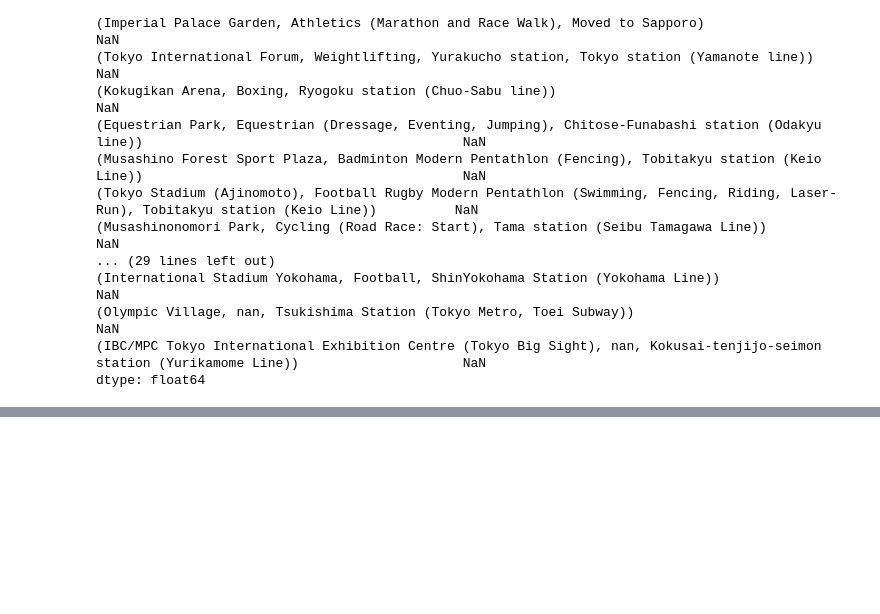
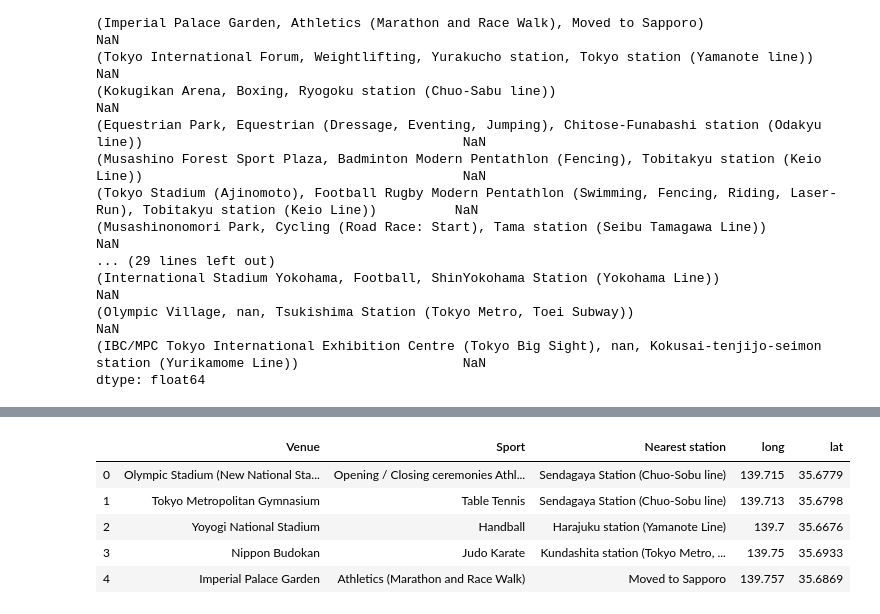
Before and after one commit to lumierity/tokyo_airbnb, a Jupyter notebook: Neighbourhoods & Olympic venues.ipynb, the cells around one changed output, grey strips where cells are left out. Saved outputs shown, nothing was run; the diff lists cells and outputs as text; code cells hidden in the pictures; blank space fills up the shorter version.

```diff
--- a/Neighbourhoods & Olympic venues.ipynb
+++ b/Neighbourhoods & Olympic venues.ipynb
@@ -131,0 +194,17 @@ KeyError: 0
+# %%
+time.sleep(1)
+gmaps = GoogleMaps('AIzaSyDFONjuF0g_i1NS3FLAeZ3zgCPVW9sTMm4')
+df['long'] = ""
+df['lat'] = ""
+for x in range(len(df)):
+    geocode_result = gmaps.geocode(df['Venue'][x])
+    df['lat'][x] = geocode_result[0]['geometry']['location'] ['lat']
+    df['long'][x] = geocode_result[0]['geometry']['location']['lng']
+df.head()
+# %% [output]
+|  | Venue | Sport | Nearest station | long | lat |
+| 0 | Olympic Stadium (New National Sta... | Opening / Closing ceremonies Athl... | Sendagaya Station (Chuo-Sobu line) | 139.715 | 35.6779 |
+| 1 | Tokyo Metropolitan Gymnasium | Table Tennis | Sendagaya Station (Chuo-Sobu line) | 139.713 | 35.6798 |
+| 2 | Yoyogi National Stadium | Handball | Harajuku station (Yamanote Line) | 139.7 | 35.6676 |
+| 3 | Nippon Budokan | Judo Karate | Kundashita station (Tokyo Metro, ... | 139.75 | 35.6933 |
+| 4 | Imperial Palace Garden | Athletics (Marathon and Race Walk) | Moved to Sapporo | 139.757 | 35.6869 |
```
Also changed, not shown: parts of 10 cells of this notebook, 1 other file.
